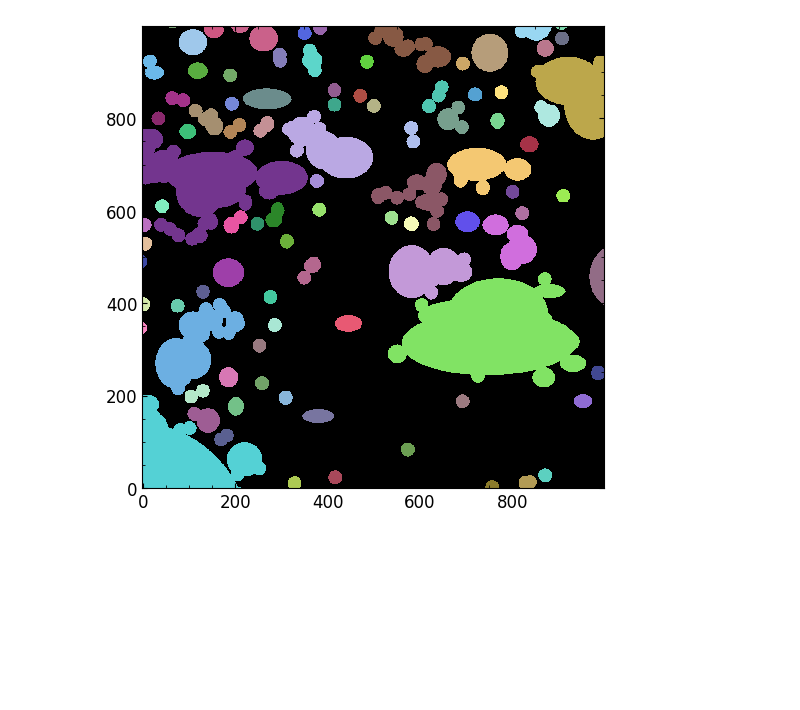
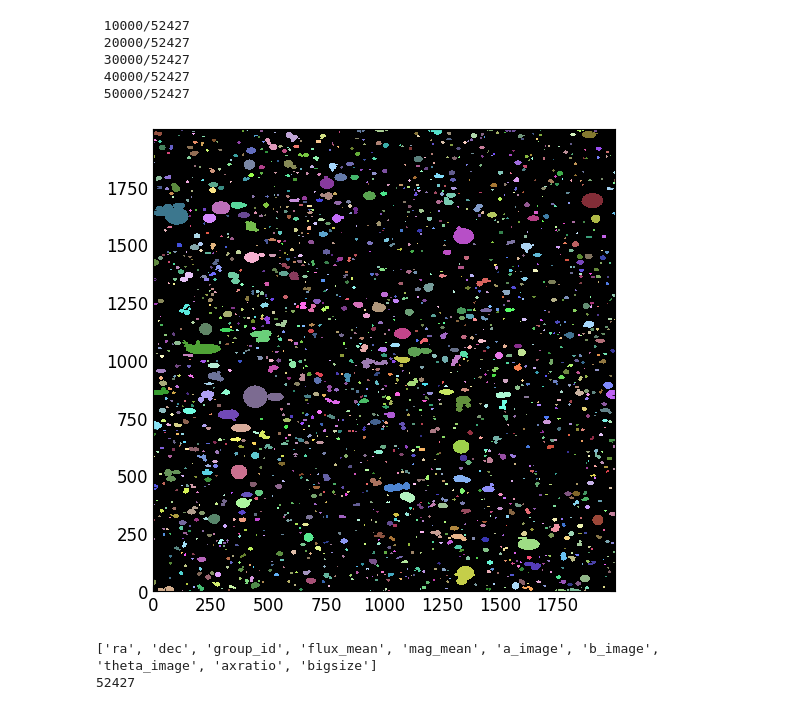
Before and after one commit to AstroAure/DJA-SEpp, a Jupyter notebook: 04.1_AssociationCatalog.ipynb, the cells around one changed output. Saved outputs shown, nothing was run; the diff lists cells and outputs as text; code cells hidden in the pictures; blank space fills up the shorter version.

```diff
--- a/04.1_AssociationCatalog.ipynb
+++ b/04.1_AssociationCatalog.ipynb
@@ -22,9 +22,11 @@ plt.rcParams['xtick.direction']='in'
 plt.rcParams['ytick.direction']='in'
 plt.rcParams['xtick.minor.visible']=True
 plt.rcParams['ytick.minor.visible']=True
+# %%
+field = 'GDS'
+detect_img = glob.glob(f"/home/aurelien/DAWN/DJA_SE++/image/{field}/*ir*sci*.fits")[0]
 # %%
-field = 'CEERS'
-with fits.open(glob.glob(f"/home/aurelien/DAWN/DJA_SE++/image/{field}/cutout/*ir*sci*.fits")[0], memmap=True) as hdul:
+with fits.open(detect_img, memmap=True) as hdul:
     wcs = WCS(hdul[0].header)
     mask = np.zeros(hdul[0].data.shape)
 with fits.open(glob.glob(f"/home/aurelien/DAWN/DJA_SE++/image/{field}/dja/*fix_phot_apcorr.fits")[0]) as hdul:
@@ -61,36 +64,50 @@ coord_px = skycoord_to_pixel(coord, wcs)
 coord_px_ra, coord_px_de = coord_px
 
 for i in range(len(data)):
-    # if (i % 10000) == 0:
-    #     print(i)
+    if ((i+1) % 10000) == 0:
+        print(f"{i+1:>6}/{len(data)}")
     rr, cc = ellipse(coord_px_de[i], coord_px_ra[i],
-                     r_radius=np.clip(data['b_image'][i]*8, 0.6/px_scale, 10/px_scale),
-                     c_radius=np.clip(data['a_image'][i]*6, 0.6/px_scale, 10/px_scale),
+                     r_radius=np.clip(data['b_image'][i]*3, 3, 150),
+                     c_radius=np.clip(data['a_image'][i]*3, 3, 150),
                      rotation=np.deg2rad(-data['theta_image'][i]))
     inside = np.where((rr>=0)&(rr<mask.shape[0])&(cc>=0)&(cc<mask.shape[1]))[0]
     rr = rr[inside]
     cc = cc[inside]
     mask[rr, cc] = 1
+
 segment_map = detect_sources(mask, threshold=0.1, npixels=1)
 
-for x,y,obj in zip(coord_px_ra, coord_px_de, data):
-    x = int(x)
-    y = int(y)
-    if (x>=0) & (y>=0) & (x<mask.shape[0]) & (y<mask.shape[1]):
+for i in range(len(data)):
+    x = int(coord_px_ra[i])
+    y = int(coord_px_de[i])
+    if (x>=0) & (y>=0) & (x<mask.shape[1]) & (y<mask.shape[0]):
         if mask[y, x] == 1:
-            obj['group_id'] = int(segment_map.data[y, x])
+            data[i]['group_id'] = int(segment_map.data[y, x])
     else:
-        obj['group_id'] = -1
+        data[i]['group_id'] = -1
+data = data[data['group_id']>0]
+# %% [output]
+ 10000/52427
+ 20000/52427
+ 30000/52427
+ 40000/52427
+ 50000/52427
 # %%
 # Show segmentation map cutout
 fig, ax = plt.subplots(figsize=(6,6))
-ax.imshow(segment_map[mask.shape[0]//2-500:mask.shape[0]//2+500,mask.shape[1]//2-500:mask.shape[1]//2+500],
+ax.imshow(segment_map[max(mask.shape[0]//2-1000,0):min(mask.shape[0]//2+1000,mask.shape[0]-1), \
+                      max(mask.shape[1]//2-1000,0):min(mask.shape[1]//2+1000,mask.shape[1]-1)],
           origin='lower', cmap=segment_map.cmap, interpolation='nearest')
 plt.show()
 # %% [output]
-[figure, old version]
+[figure, new version]
 # %%
 # Save association catalog
-fname = ".".join(glob.glob(f"/home/aurelien/DAWN/DJA_SE++/image/{field}/cutout/*ir*sci*.fits")[0].split("/")[-1].split(".")[:-1])
+fname = ".".join(detect_img.split("/")[-1].split(".")[:-1])
 ascii.write(data, f"/home/aurelien/DAWN/DJA_SE++/catalog/{field}/{fname}_assoc-cat.txt",
-            overwrite=True, delimiter='\t', comment='#', names=data.keys())
+            overwrite=True, delimiter='\t', comment='#', format="no_header")
+print(data.keys())
+print(len(data))
+# %% [output]
+['ra', 'dec', 'group_id', 'flux_mean', 'mag_mean', 'a_image', 'b_image', 'theta_image', 'axratio', 'bigsize']
+52427
```
Also changed, not shown: parts of 2 cells of this notebook, 5 other files.
